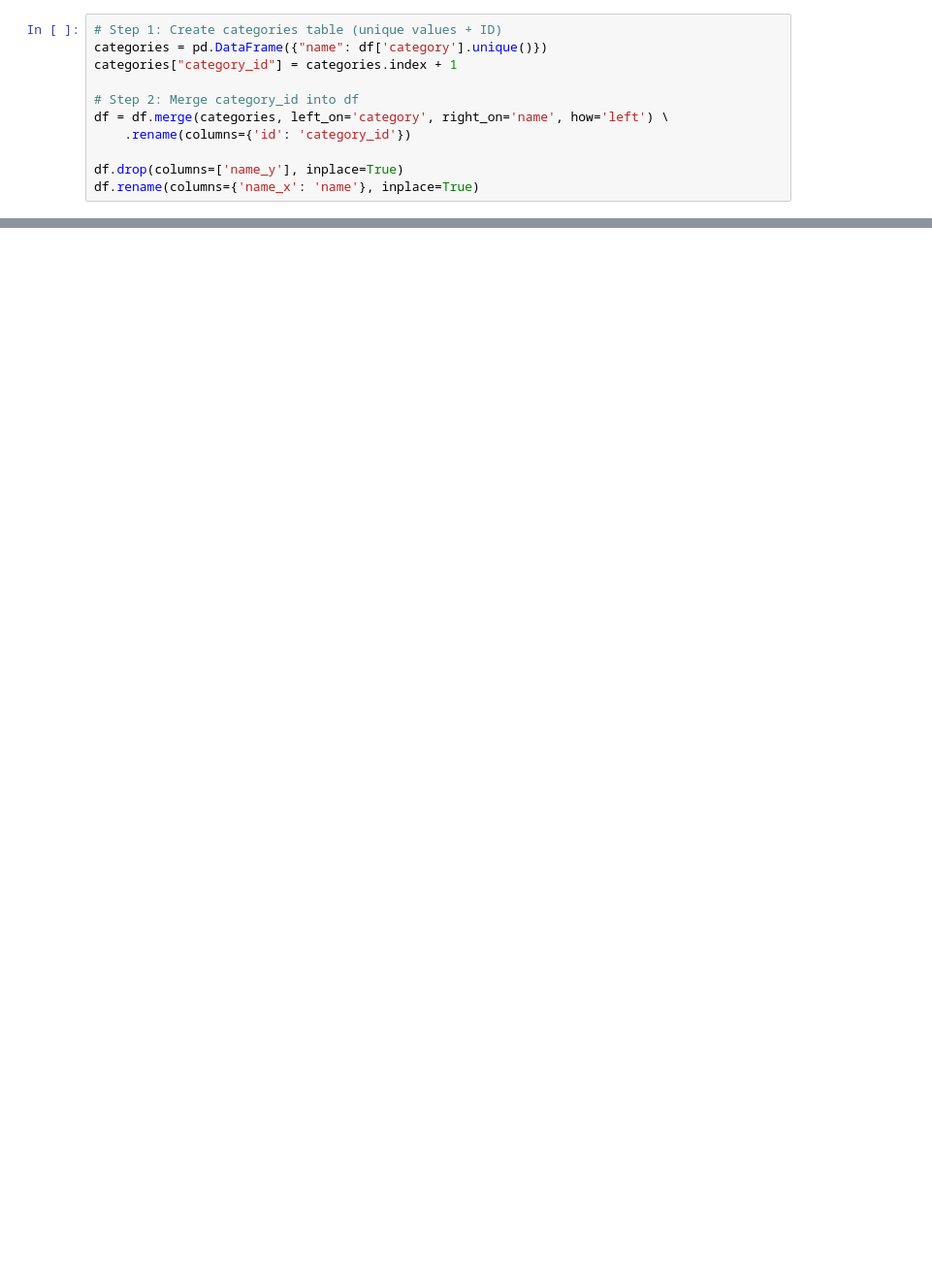
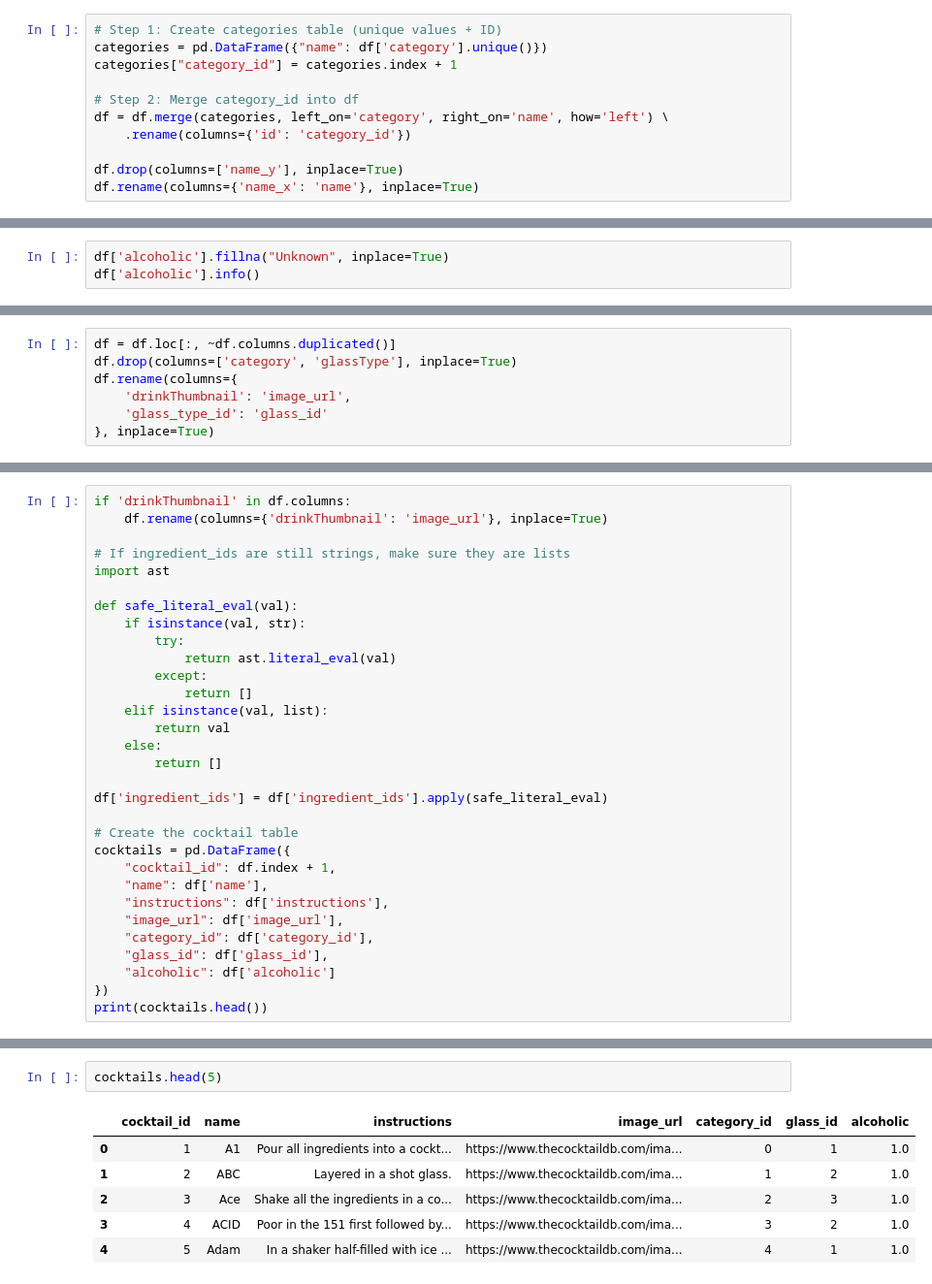
Before and after one commit to lethanhdatphumy/Cocktail-Recommendation-System, a Jupyter notebook: notebooks/03-normalization.ipynb, the cells around one changed output, grey strips where cells are left out. Shown at 97% size. Cells and saved outputs as stored; diff of their text form; blank space fills up the shorter version.

Commit message:
create  vectorized_cocktails.csv to prepare for normalization before upload to Supabase

```diff
--- a/notebooks/03-normalization.ipynb
+++ b/notebooks/03-normalization.ipynb
@@ -94,0 +136,3 @@ KeyError: 'category_id'
+# %%
+df['alcoholic'].fillna("Unknown", inplace=True)
+df['alcoholic'].info()
@@ -94,0 +174,7 @@ KeyError: 'category_id'
+# %%
+df = df.loc[:, ~df.columns.duplicated()]
+df.drop(columns=['category', 'glassType'], inplace=True)
+df.rename(columns={
+    'drinkThumbnail': 'image_url',
+    'glass_type_id': 'glass_id'
+}, inplace=True)
@@ -94,0 +190,31 @@ KeyError: 'category_id'
+# %%
+if 'drinkThumbnail' in df.columns:
+    df.rename(columns={'drinkThumbnail': 'image_url'}, inplace=True)
+
+# If ingredient_ids are still strings, make sure they are lists
+import ast
+
+def safe_literal_eval(val):
+    if isinstance(val, str):
+        try:
+            return ast.literal_eval(val)
+        except:
+            return []
+    elif isinstance(val, list):
+        return val
+    else:
+        return []
+
+df['ingredient_ids'] = df['ingredient_ids'].apply(safe_literal_eval)
+
+# Create the cocktail table
+cocktails = pd.DataFrame({
+    "cocktail_id": df.index + 1,
+    "name": df['name'],
+    "instructions": df['instructions'],
+    "image_url": df['image_url'],
+    "category_id": df['category_id'],
+    "glass_id": df['glass_id'],
+    "alcoholic": df['alcoholic']
+})
+print(cocktails.head())
@@ -94,0 +242,9 @@ KeyError: 'category_id'
+# %%
+cocktails.head(5)
+# %% [output]
+|  | cocktail_id | name | instructions | image_url | category_id | glass_id | alcoholic |
+| 0 | 1 | A1 | Pour all ingredients into a cockt... | https://www.thecocktaildb.com/ima... | 0 | 1 | 1.0 |
+| 1 | 2 | ABC | Layered in a shot glass. | https://www.thecocktaildb.com/ima... | 1 | 2 | 1.0 |
+| 2 | 3 | Ace | Shake all the ingredients in a co... | https://www.thecocktaildb.com/ima... | 2 | 3 | 1.0 |
+| 3 | 4 | ACID | Poor in the 151 first followed by... | https://www.thecocktaildb.com/ima... | 3 | 2 | 1.0 |
+| 4 | 5 | Adam | In a shaker half-filled with ice ... | https://www.thecocktaildb.com/ima... | 4 | 1 | 1.0 |
```
Also changed, not shown: parts of 23 cells of this notebook, 4 other files.
